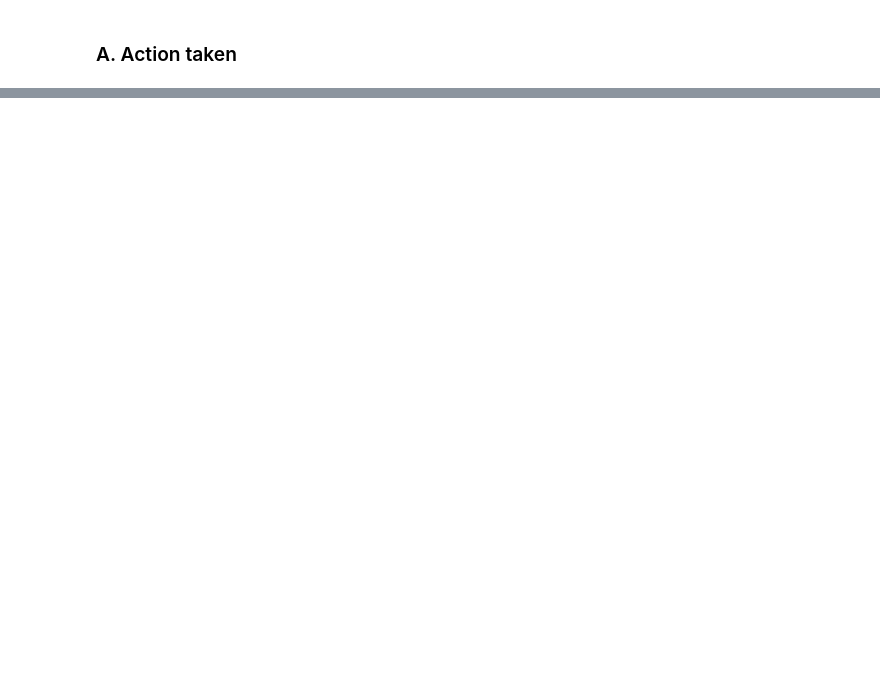
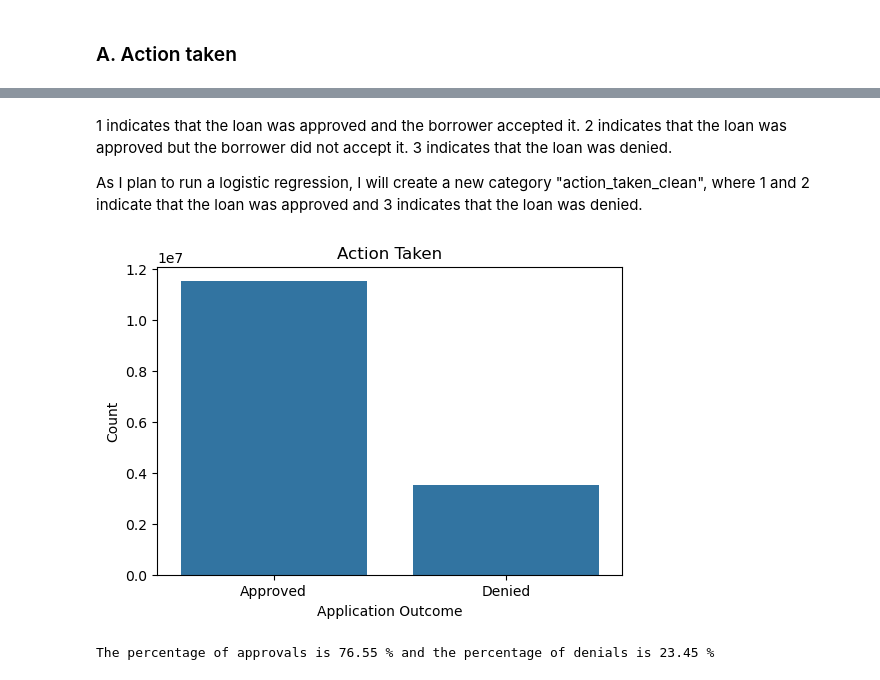
Before and after one commit to jdhilee/fairness_smoke_alarm, a Jupyter notebook: src/eda_hmda_2007_2017.ipynb, the cells around one changed output, grey strips where cells are left out. Cells and saved outputs as stored; diff of their text form; code cells hidden in the pictures; blank space fills up the shorter version.

```diff
--- a/src/eda_hmda_2007_2017.ipynb
+++ b/src/eda_hmda_2007_2017.ipynb
@@ -323,12 +323,42 @@ action_taken
 dtype: int64
+# %% [markdown]
+1 indicates that the loan was approved and the borrower accepted it. 2 indicates that the loan was approved but the borrower did not accept it. 3 indicates that the loan was denied.
+
+As I plan to run a logistic regression, I will create a new category "action_taken_clean", where 1 and 2 indicate that the loan was approved and 3 indicates that the loan was denied.
+# %%
+# Create a new action taken variable that is binary
+hmda['action_taken_old'] = hmda['action_taken']
+
+# Replace instances of 2 with 1 and rename 3 as 2
+hmda.loc[hmda['action_taken_old'] == 2, 'action_taken'] = 1
+hmda.loc[hmda['action_taken_old'] == 3, 'action_taken'] = 2
+
+# Drop old column
+hmda = hmda.drop('action_taken_old', axis=1)
 # %%
 # View the actions taken
 
-plt.figure(figsize=(8, 5))
+plt.figure(figsize=(6, 4))
 
-sns.countplot(data = hmda, x = 'action_taken')
+ax = sns.countplot(data = hmda, x = 'action_taken')
+
+ax.set_xticks([0, 1])  # positions of the bars
+ax.set_xticklabels(['Approved', 'Denied'])
 
 plt.title('Action Taken')
-plt.xlabel('Action Taken Labels')
+plt.xlabel('Application Outcome')
 plt.ylabel('Count')
+
 plt.show()
+# %% [output]
+[figure, added]
+# %%
+# Calculate approval rate
+
+counts_action = hmda.groupby("action_taken").size()
+
+ratio_action = counts_action[1]/(counts_action[1] + counts_action[2])
+
+print("The percentage of approvals is", round(ratio_action * 100, 2), "%", "and the percentage of denials is", round(100 - ratio_action * 100, 2), "%")
+# %% [output]
+The percentage of approvals is 76.55 % and the percentage of denials is 23.45 %
```
Also changed, not shown: parts of 19 cells of this notebook.
